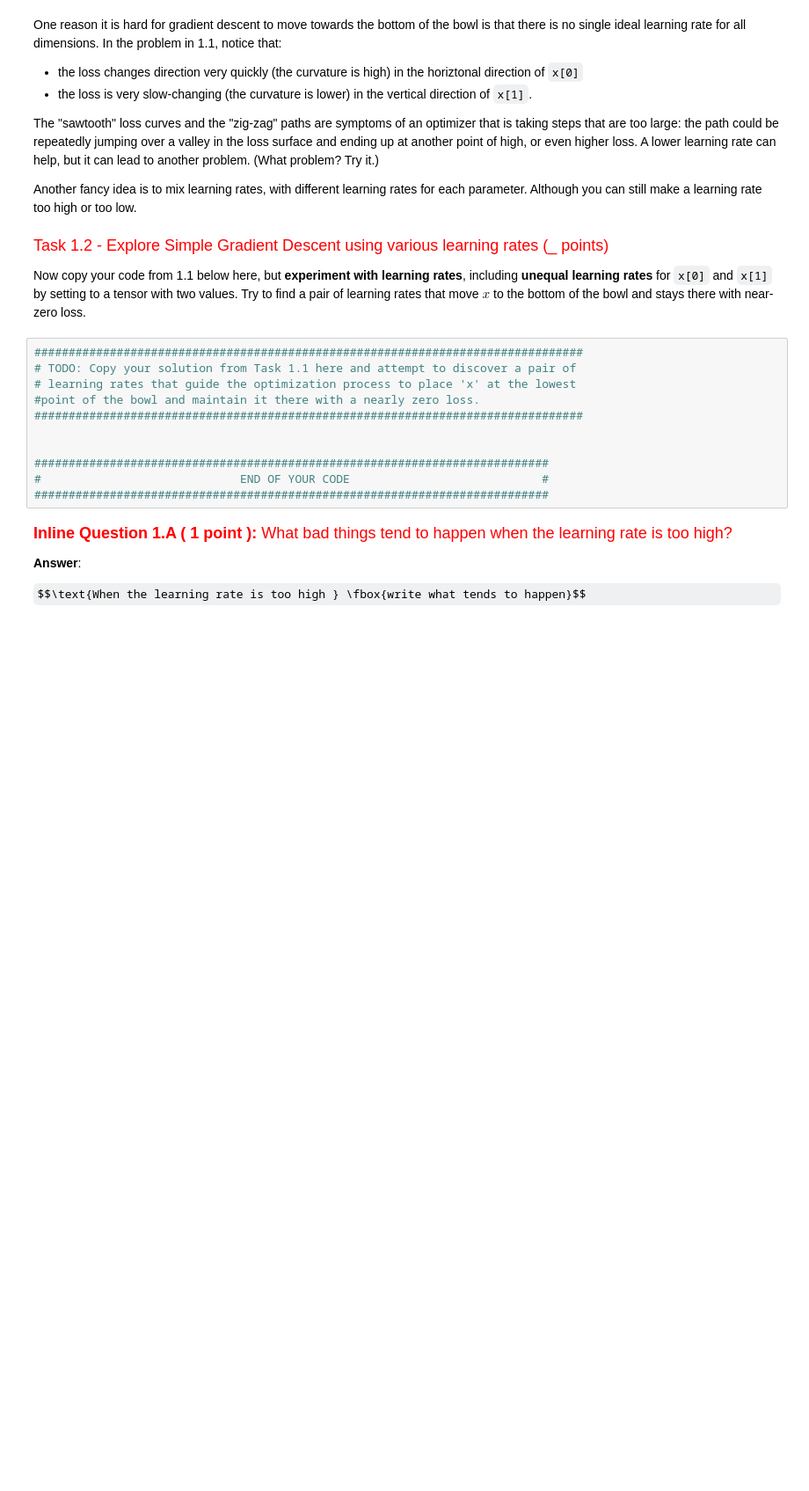
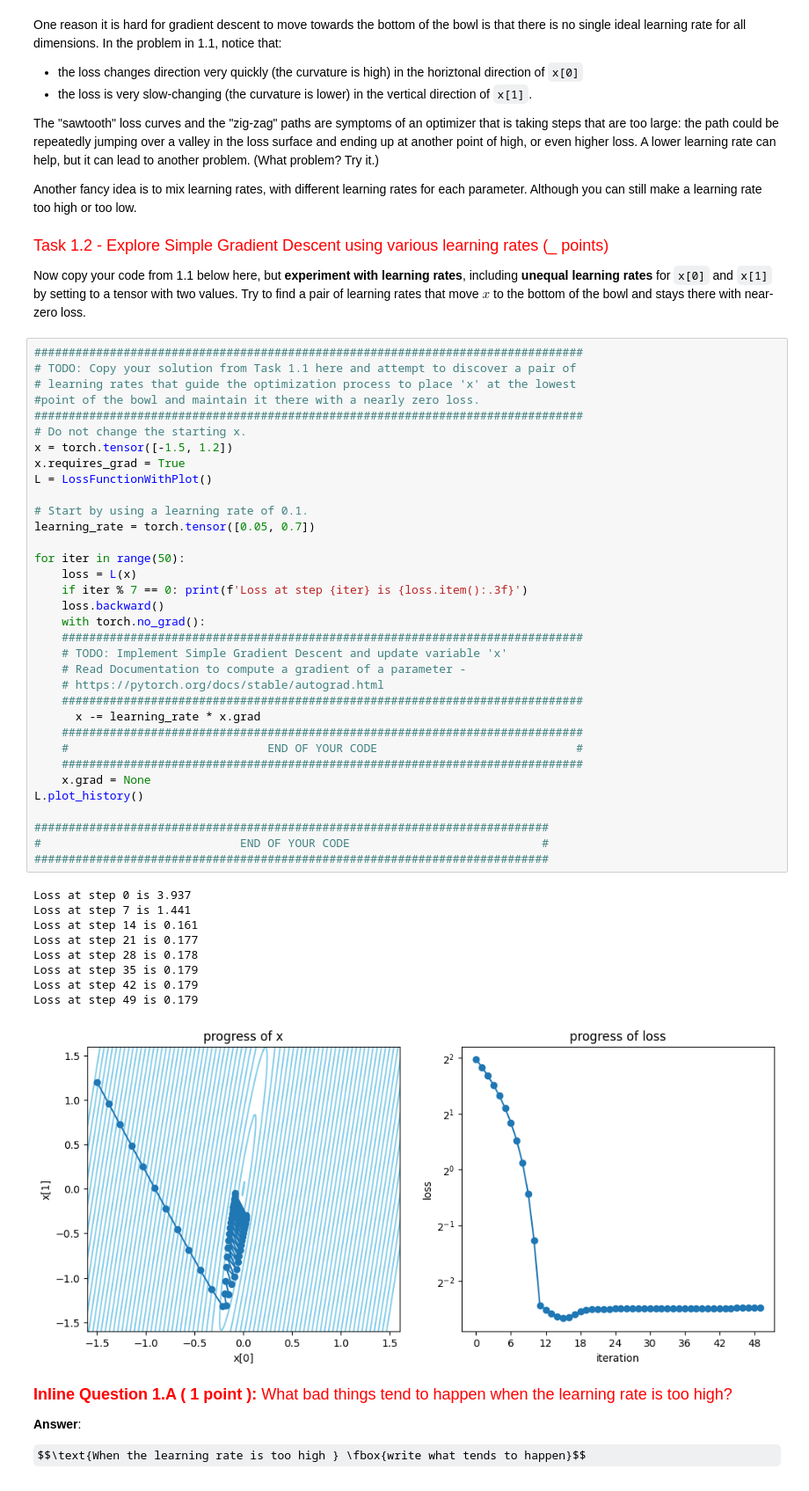
Before and after one commit to karan-mudaliar/Deep-Learning, a Jupyter notebook: HW2_1_OptimizationAndNetworkArchitecture.ipynb, the cells around one changed output. Shown: that part at 88% size. Saved outputs shown, nothing was run; the diff lists cells and outputs as text; some formulas as TeX source; blank space fills up the shorter version.

```diff
--- a/HW2_1_OptimizationAndNetworkArchitecture.ipynb
+++ b/HW2_1_OptimizationAndNetworkArchitecture.ipynb
@@ -133,14 +143,47 @@ Now copy your code from 1.1 below here, but **experiment with learning rates**,
 # %%
 ################################################################################
 # TODO: Copy your solution from Task 1.1 here and attempt to discover a pair of
 # learning rates that guide the optimization process to place 'x' at the lowest
 #point of the bowl and maintain it there with a nearly zero loss.
 ################################################################################
+# Do not change the starting x.
+x = torch.tensor([-1.5, 1.2])
+x.requires_grad = True
+L = LossFunctionWithPlot()
 
+# Start by using a learning rate of 0.1.
+learning_rate = torch.tensor([0.05, 0.7])
+
+for iter in range(50):
+    loss = L(x)
+    if iter % 7 == 0: print(f'Loss at step {iter} is {loss.item():.3f}')
+    loss.backward()
+    with torch.no_grad():
+    ############################################################################
+    # TODO: Implement Simple Gradient Descent and update variable 'x'
+    # Read Documentation to compute a gradient of a parameter -
+    # https://pytorch.org/docs/stable/autograd.html
+    ############################################################################
+      x -= learning_rate * x.grad
+    ############################################################################
+    #                             END OF YOUR CODE                             #
+    ############################################################################
+    x.grad = None
+L.plot_history()
 
 ###########################################################################
 #                             END OF YOUR CODE                            #
 ###########################################################################
+# %% [output]
+Loss at step 0 is 3.937
+Loss at step 7 is 1.441
+Loss at step 14 is 0.161
+Loss at step 21 is 0.177
+Loss at step 28 is 0.178
+Loss at step 35 is 0.179
+Loss at step 42 is 0.179
+Loss at step 49 is 0.179
+[figure, added]
 # %% [markdown]
 <font size='4' color='red'>**Inline Question 1.A ( 1 point ):** What bad things tend to happen when the learning rate is too high? </font>
 
```
Also changed, not shown: parts of 1 cell of this notebook.
